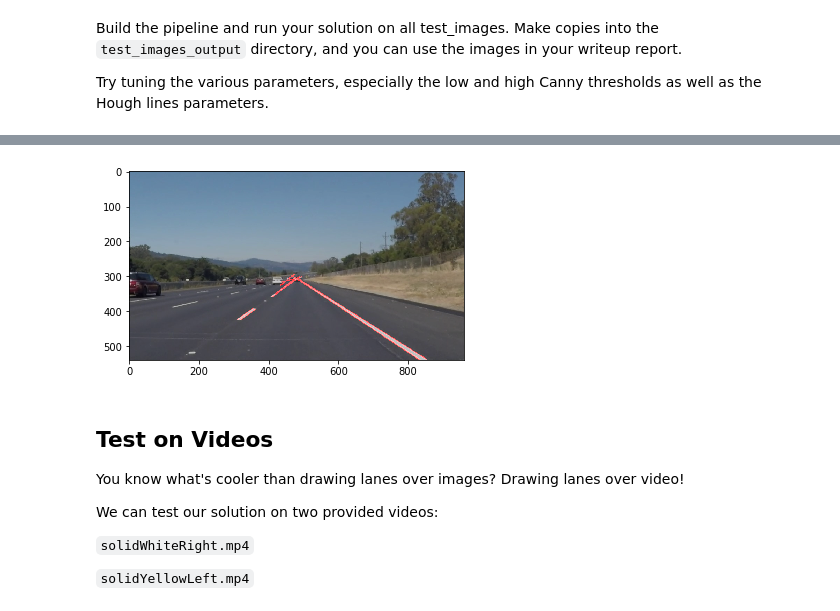
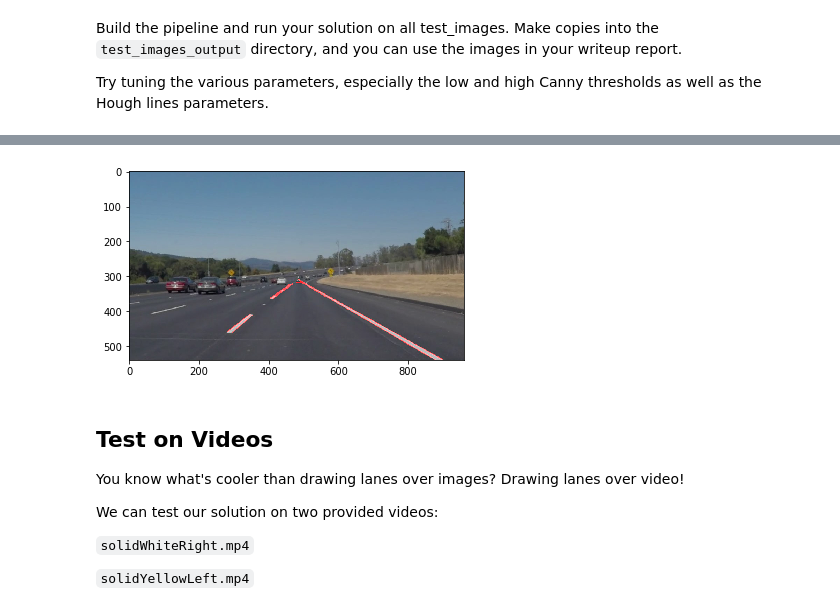
Before and after one commit to easyfly007/autodrive_projects, a Jupyter notebook: proj_finding_lanes_on_the_road/CarND-LaneLines-P1/P1.ipynb, the cells around one changed output, grey strips where cells are left out. Cells and saved outputs as stored; diff of their text form; code cells hidden in the pictures.

Commit message:
add the deaw lane line pipe line

```diff
--- a/proj_finding_lanes_on_the_road/CarND-LaneLines-P1/P1.ipynb
+++ b/proj_finding_lanes_on_the_road/CarND-LaneLines-P1/P1.ipynb
@@ -195,43 +195,47 @@ Try tuning the various parameters, especially the low and high Canny thresholds
 # %%
 # TODO: Build your pipeline that will draw lane lines on the test_images
 # then save them to the test_images directory.
+
+def draw_lane_line(img_file):
+    img_raw = mpimg.imread(os.path.join('test_images', img_file))
+    plt.imshow(img_raw)
+
+    img_gray = grayscale(img_raw)
+    # plt.imshow(img_gray, cmap='gray')
+
+    xsize = img_gray.shape[1]
+    ysize = img_gray.shape[0]
+
+    # canny edge detection
+    kernel_size = 5
+    img_gray = gaussian_blur(img_gray, kernel_size)
+    plt.imshow(img_gray, cmap='gray')
+
+    canny_lower_threshold = 40
+    canny_high_threshold = 120
+    edges = canny(img_gray, canny_lower_threshold, canny_high_threshold)
+    plt.imshow(edges, cmap='gray')
+
+    # color_edges = np.dstack((edges, edges, edges))
+    # plt.imshow(color_edges)
+
+    vertics = np.array([[(0, ysize), (xsize/2-1, 305), (xsize/2+1, 305), (xsize,ysize)]], dtype=np.int32)
+    img_edge_region = region_of_interest(edges, vertics)
+    plt.imshow(img_edge_region, cmap='gray')
+
+    rho = 1
+    theta = np.pi/180
+    threshold = 5
+    min_line_length = 30
+    max_line_gap = 10
+
+    img_line = hough_lines(img_edge_region, rho, theta,threshold, min_line_length, max_line_gap)
+    plt.imshow(img_line)
+
+    img_final = weighted_img(img_line, img_raw)
+    plt.imshow(img_final)
+
 img_files = os.listdir('test_images/')
-img_file = img_files[0]
-img_raw = mpimg.imread(os.path.join('test_images', img_file))
-plt.imshow(img_raw)
-
-img_gray = grayscale(img_raw)
-# plt.imshow(img_gray, cmap='gray')
-
-xsize = img_gray.shape[1]
-ysize = img_gray.shape[0]
-
-# canny edge detection
-kernel_size = 5
-img_gray = gaussian_blur(img_gray, kernel_size)
-plt.imshow(img_gray, cmap='gray')
-
-canny_lower_threshold = 40
-canny_high_threshold = 120
-edges = canny(img_gray, canny_lower_threshold, canny_high_threshold)
-plt.imshow(edges, cmap='gray')
-
-# color_edges = np.dstack((edges, edges, edges))
-# plt.imshow(color_edges)
-
-vertics = np.array([[(0, ysize), (xsize/2-1, 290), (xsize/2+1, 290), (xsize,ysize)]], dtype=np.int32)
-img_edge_region = region_of_interest(edges, vertics)
-plt.imshow(img_edge_region, cmap='gray')
-
-rho = 1
-theta = np.pi/180
-threshold = 5
-min_line_length = 30
-max_line_gap = 10
-
-img_line = hough_lines(img_edge_region, rho, theta,threshold, min_line_length, max_line_gap)
-plt.imshow(img_line)
-
-img_final = weighted_img(img_line, img_raw)
-plt.imshow(img_final)
+for img_file in img_files:
+    draw_lane_line(img_file)
 # %% [output]
@@ -239,4 +242,4 @@ plt.imshow(img_final)
-[figure, old version]
+[figure, new version]
 # %% [markdown]
 ## Test on Videos
 
```
Also changed, not shown: parts of 1 cell of this notebook.
